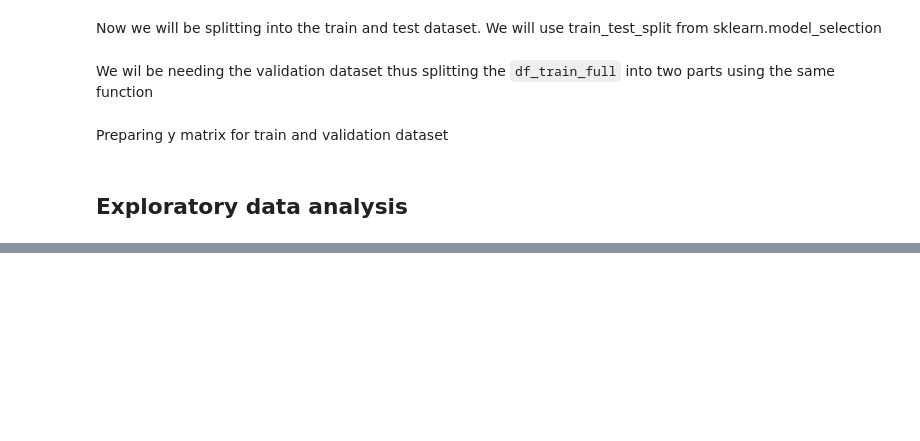
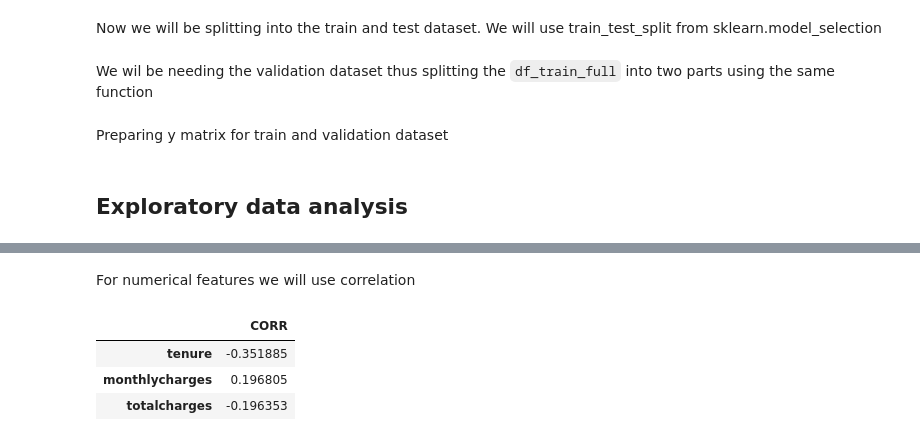
Before and after one commit to nandan-06/Churn-Prediction, a Jupyter notebook: churn_prediction.ipynb, the cells around one changed output, grey strips where cells are left out. Cells and saved outputs as stored; diff of their text form; code cells hidden in the pictures; blank space fills up the shorter version.

```diff
--- a/churn_prediction.ipynb
+++ b/churn_prediction.ipynb
@@ -166,0 +352,11 @@ del df_val['churn']
+# %% [markdown]
+For numerical features we will use correlation
+# %%
+df_corr = df_train_full[numerical].corrwith(df_train_full.churn)
+df_corr = df_corr.to_frame(name='CORR')
+df_corr
+# %% [output]
+|  | CORR |
+| tenure | -0.351885 |
+| monthlycharges | 0.196805 |
+| totalcharges | -0.196353 |
```
Also changed, not shown: parts of 16 cells of this notebook.
